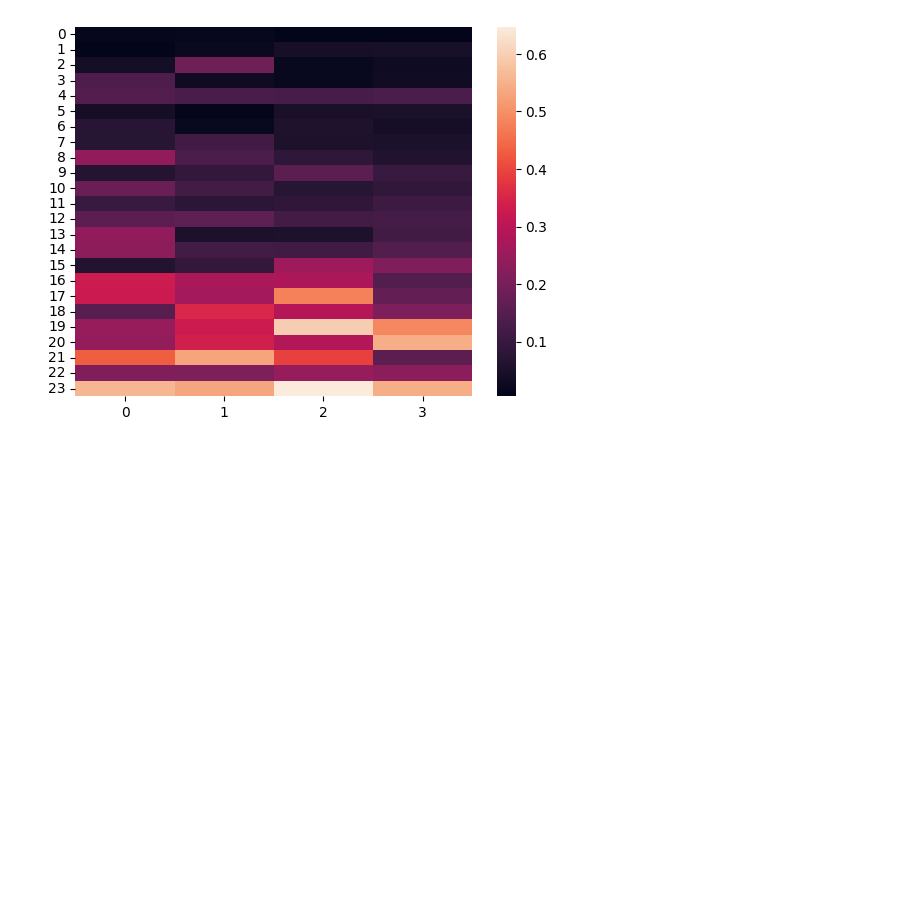
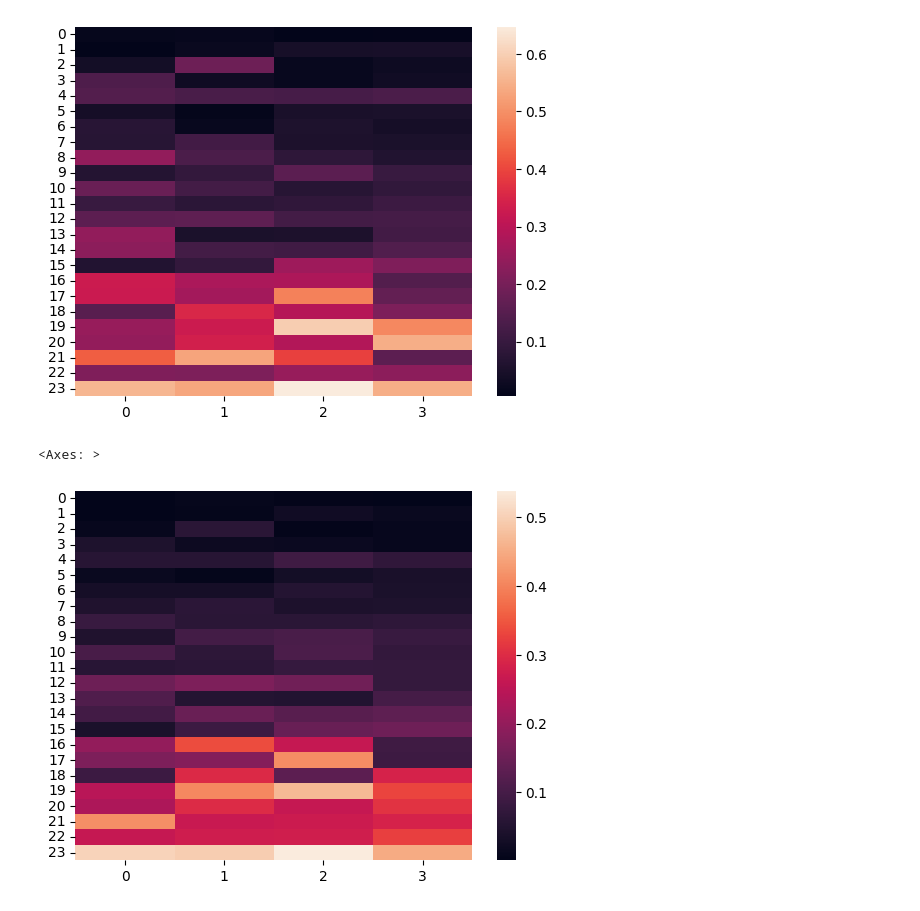
Before and after one commit to rayortigas/_2024-CS230-project, a Jupyter notebook: milestone.ipynb, the cells around one changed output. Drawn from its saved outputs; the diff is of its cells as text; code cells hidden in the pictures; blank space fills up the shorter version.

```diff
--- a/milestone.ipynb
+++ b/milestone.ipynb
@@ -123,0 +152,2 @@ TrainOutput(global_step=21050, training_loss=898.4853809164256, metrics={'train_
+# %%
+test_model.load_state_dict(torch.load("base.pt"))
@@ -123,0 +156,12 @@ TrainOutput(global_step=21050, training_loss=898.4853809164256, metrics={'train_
+# %%
+val_accuracy = evaluate.load("accuracy")
+# %%
+for batch in tqdm(data_loader):
+    outputs = test_model(
+        input_ids=torch.stack(batch["input_ids"]).T.to("cuda"),
+        token_type_ids=torch.stack(batch["token_type_ids"]).T.to("cuda"),
+        attention_mask=torch.stack(batch["attention_mask"]).T.to("cuda"),
+    )
+    predictions = outputs.logits.sigmoid().round().detach().cpu().numpy()[:, 1]
+    labels = batch["label"].numpy()
+    val_accuracy.add_batch(predictions=predictions, references=labels)
@@ -544,3 +633,8 @@ sns.heatmap(1 - avg_cosine_similarities)
 # %% [output]
 <Axes: >
 [figure]
+# %%
+sns.heatmap(1 - avg_cosine_similarities)
+# %% [output]
+<Axes: >
+[figure, added]
```
Also changed, not shown: parts of 20 cells of this notebook, 1 other file.
